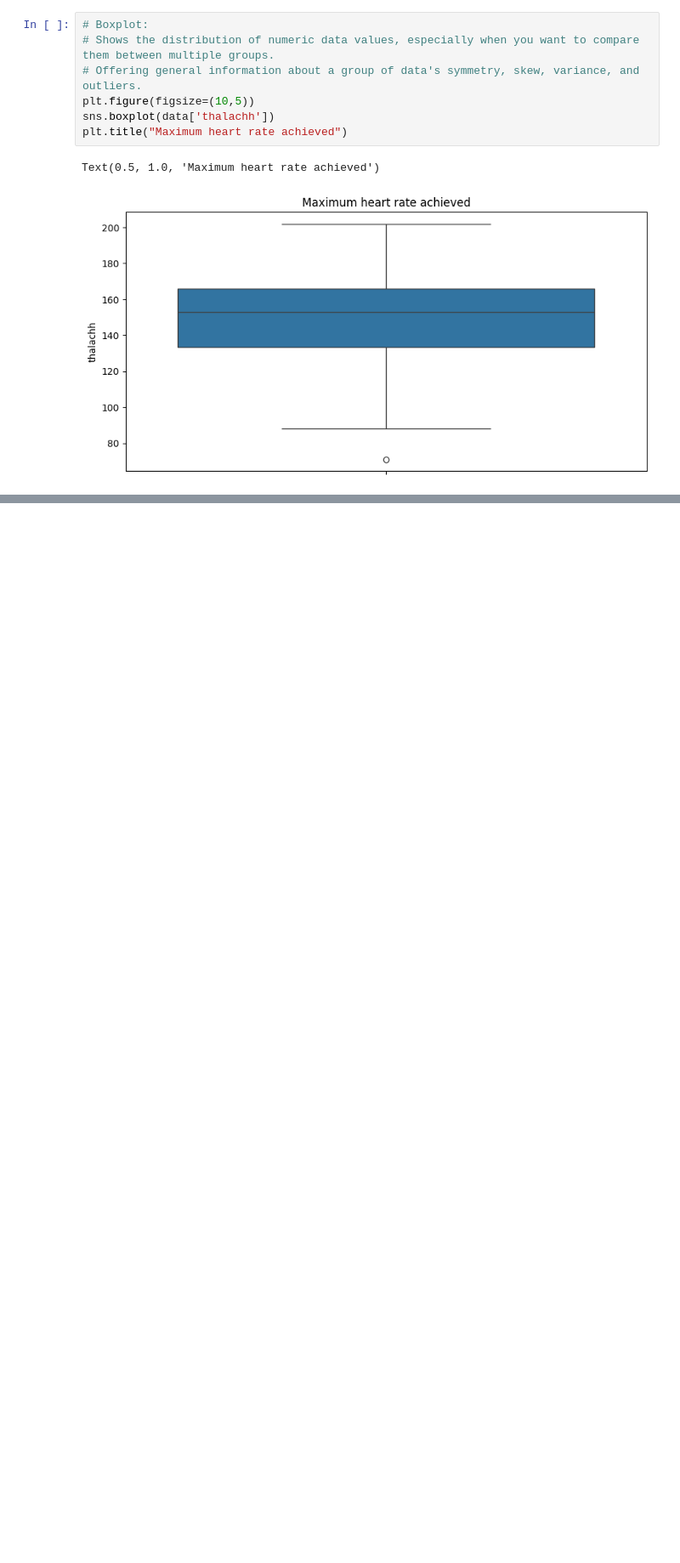
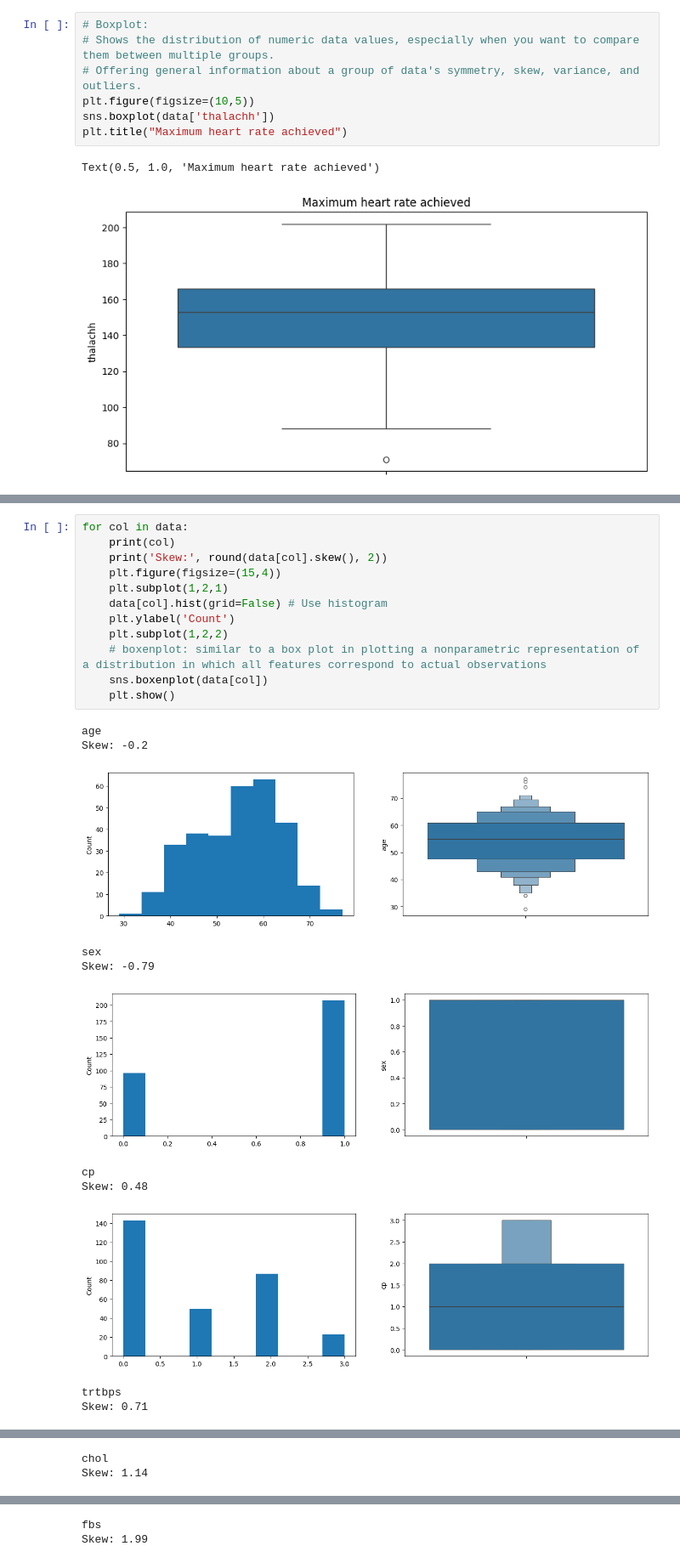
Before and after one commit to DT-Ashton/Data-science, a Jupyter notebook: homework week 2/EDA.ipynb, the cells around one changed output, grey strips where cells are left out. Shown: that part at 85% size. Cells and saved outputs as stored; diff of their text form; blank space fills up the shorter version.

```diff
--- a/homework week 2/EDA.ipynb
+++ b/homework week 2/EDA.ipynb
@@ -160,0 +161,24 @@ Text(0.5, 1.0, 'maximum heart rate achieved')
+# %%
+for col in data:
+    print(col)
+    print('Skew:', round(data[col].skew(), 2))
+    plt.figure(figsize=(15,4))
+    plt.subplot(1,2,1)
+    data[col].hist(grid=False) # Use histogram
+    plt.ylabel('Count')
+    plt.subplot(1,2,2)
+    # boxenplot: similar to a box plot in plotting a nonparametric representation of a distribution in which all features correspond to actual observations
+    sns.boxenplot(data[col])
+    plt.show()
+# %% [output]
+age
+Skew: -0.2
+[figure, added]
+sex
+Skew: -0.79
+[figure, added]
+cp
+Skew: 0.48
+[figure, added]
+trtbps
+Skew: 0.71
@@ -160,0 +186,2 @@ Text(0.5, 1.0, 'maximum heart rate achieved')
+chol
+Skew: 1.14
@@ -160,0 +189,2 @@ Text(0.5, 1.0, 'maximum heart rate achieved')
+fbs
+Skew: 1.99
```
Also changed, not shown: parts of 2 cells of this notebook, 1 other file.
